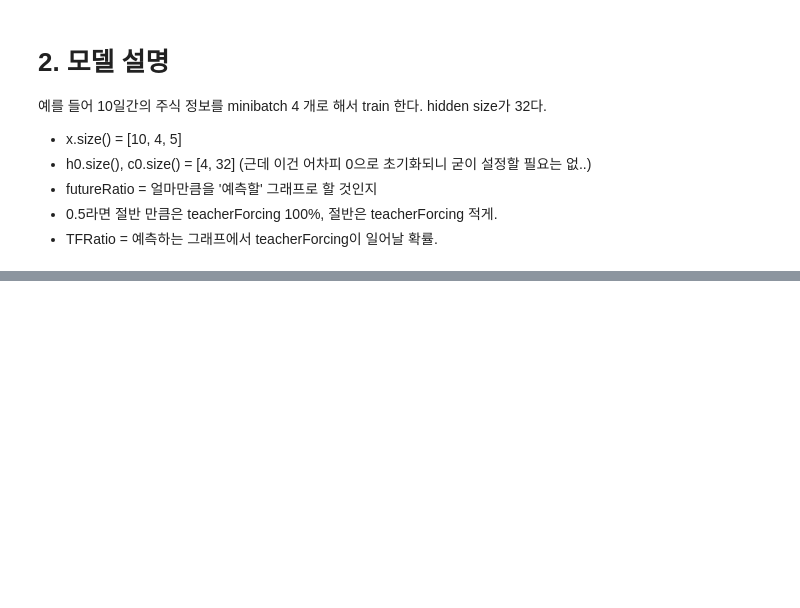
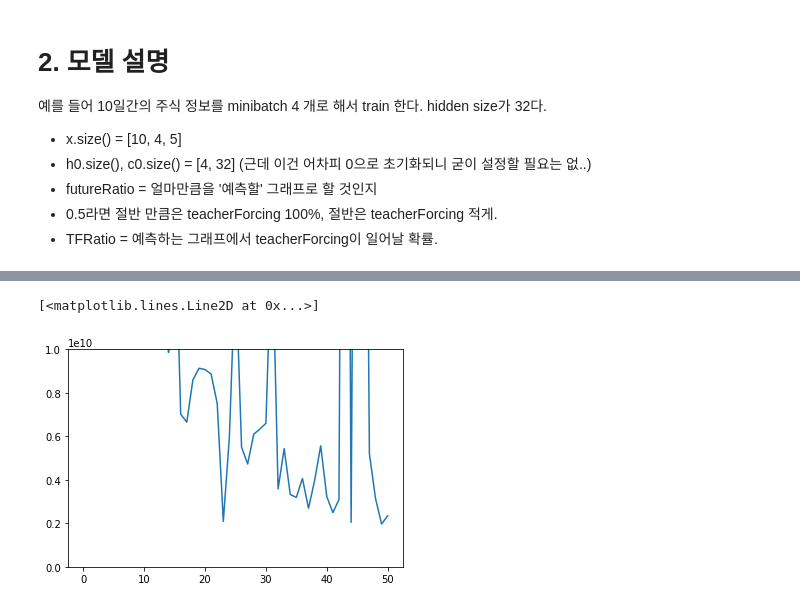
Before and after one commit to Kicory/ML_StockPJ, a Jupyter notebook: Notebook/TheGrandPredictor.ipynb, the cells around one changed output, grey strips where cells are left out. Saved outputs shown, nothing was run; the diff lists cells and outputs as text; code cells hidden in the pictures; blank space fills up the shorter version.

```diff
--- a/Notebook/TheGrandPredictor.ipynb
+++ b/Notebook/TheGrandPredictor.ipynb
@@ -79,6 +83,11 @@ hidden size가 32다.
 *   futureRatio = 얼마만큼을 '예측할' 그래프로 할 것인지
  *   0.5라면 절반 만큼은 teacherForcing 100%, 절반은 teacherForcing 적게.
 *   TFRatio = 예측하는 그래프에서 teacherForcing이 일어날 확률.
+# %%
+a = torch.ones(2, 2).requires_grad_(True)
+b = torch.zeros(2, 2)
+c = [a, b, a]
+torch.sum(torch.stack(c)).backward()
 # %%
 class GrandPredictor(nn.Module):
   def __init__(self, hiddenSize=32):
@@ -145,0 +186,6 @@ for epoch in range(maxEpoch):
+# %%
+plt.ylim(0, 10000000000)
+plt.plot(losses, label='train loss')
+# %% [output]
+[<matplotlib.lines.Line2D at 0x...>]
+[figure, added]
```
Also changed, not shown: parts of 8 cells of this notebook.
